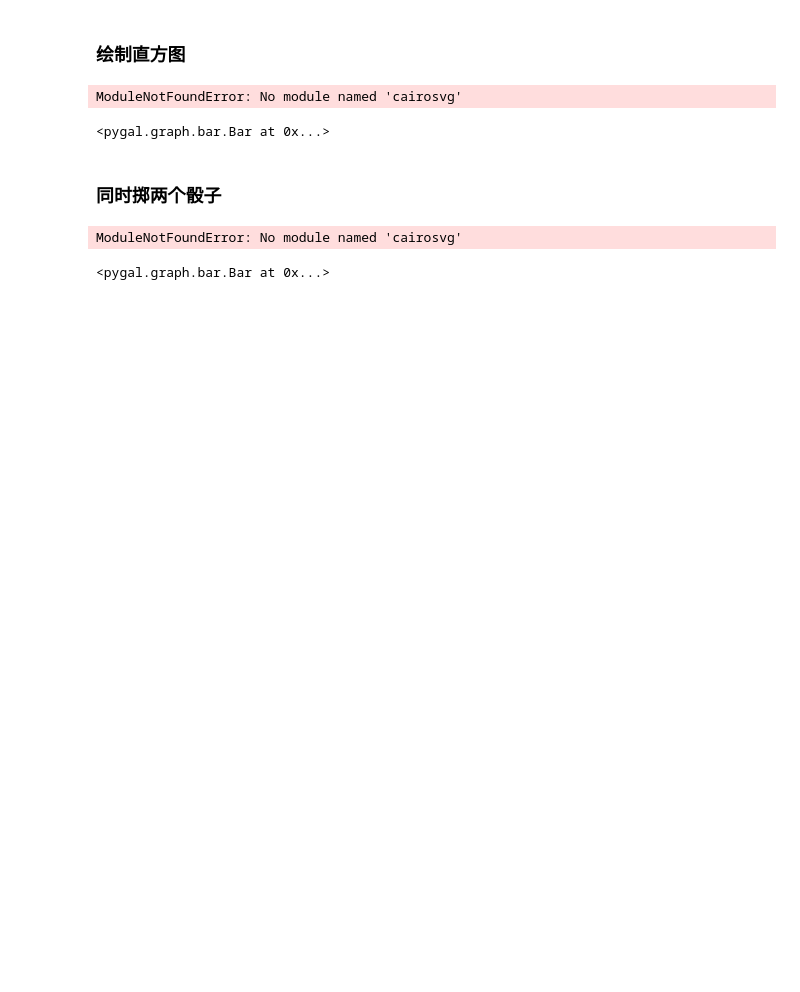
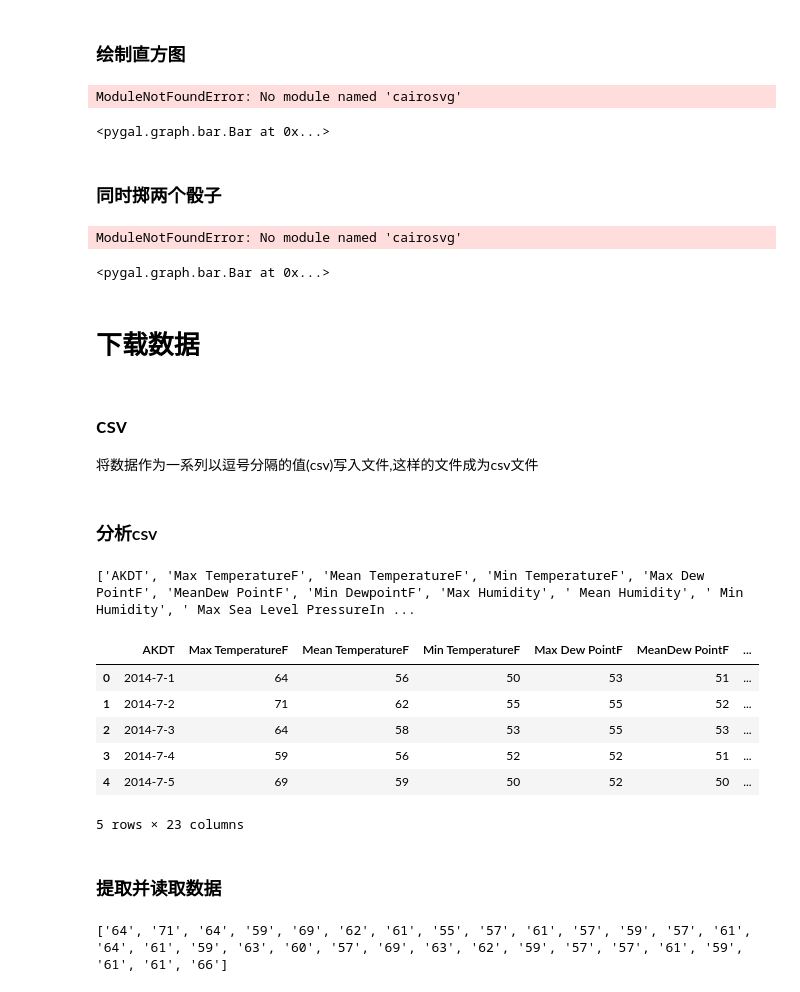
Before and after one commit to chenboshuo/learn_python, a Jupyter notebook: jupyter_note/data_visualization.ipynb, the cells around one changed output. Drawn from its saved outputs; the diff is of its cells as text; code cells hidden in the pictures; blank space fills up the shorter version.

```diff
--- a/jupyter_note/data_visualization.ipynb
+++ b/jupyter_note/data_visualization.ipynb
@@ -412,3 +412,49 @@ hist.add('D6 + D6', frequencies)
 # %% [output]
 ModuleNotFoundError: No module named 'cairosvg'
 <pygal.graph.bar.Bar at 0x...>
+# %% [markdown]
+# 下载数据
+# %% [markdown]
+## csv
+将数据作为一系列以逗号分隔的值(csv)写入文件,这样的文件成为csv文件
+# %% [markdown]
+### 分析csv
+# %%
+import csv
+filename = 'text_files/sitka_weather_07-2014.csv'
+with open(filename) as f:
+    reader = csv.reader(f) # 将前面的文件作为实参传递
+    header_row = next(reader) # 返回文件的下一行
+    print(header_row)
+# %% [output]
+['AKDT', 'Max TemperatureF', 'Mean TemperatureF', 'Min TemperatureF', 'Max Dew PointF', 'MeanDew PointF', 'Min DewpointF', 'Max Humidity', ' Mean Humidity', ' Min Humidity', ' Max Sea Level PressureIn ...
+# %%
+import pandas as pd
+filename = 'text_files/sitka_weather_07-2014.csv'
+df = pd.read_csv(filename)
+df.head()
+# %% [output]
+|  | AKDT | Max TemperatureF | Mean TemperatureF | Min TemperatureF | Max Dew PointF | MeanDew PointF | ... |
+| 0 | 2014-7-1 | 64 | 56 | 50 | 53 | 51 | ... |
+| 1 | 2014-7-2 | 71 | 62 | 55 | 55 | 52 | ... |
+| 2 | 2014-7-3 | 64 | 58 | 53 | 55 | 53 | ... |
+| 3 | 2014-7-4 | 59 | 56 | 52 | 52 | 51 | ... |
+| 4 | 2014-7-5 | 69 | 59 | 50 | 52 | 50 | ... |
+5 rows × 23 columns
+# %% [markdown]
+### 提取并读取数据
+# %%
+import csv
+filename = 'text_files/sitka_weather_07-2014.csv'
+with open(filename) as f:
+    reader = csv.reader(f) # 将前面的文件作为实参传递
+    header_row = next(reader) # 返回文件的下一行
+
+    # 从文件中获取最高温
+    highs =  []
+    for row in reader:
+        highs.append(row[1])
+
+    print(highs)
+# %% [output]
+['64', '71', '64', '59', '69', '62', '61', '55', '57', '61', '57', '59', '57', '61', '64', '61', '59', '63', '60', '57', '69', '63', '62', '59', '57', '57', '61', '59', '61', '61', '66']
```
Also changed, not shown: parts of 11 cells of this notebook, 1 other file.
